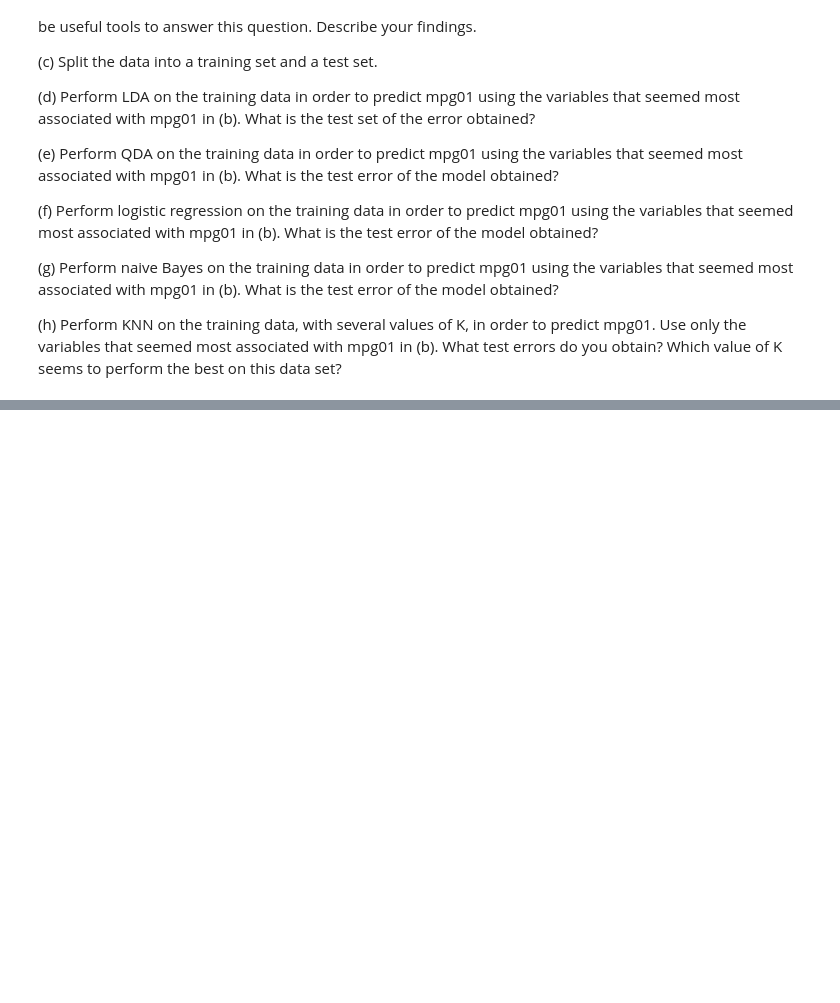
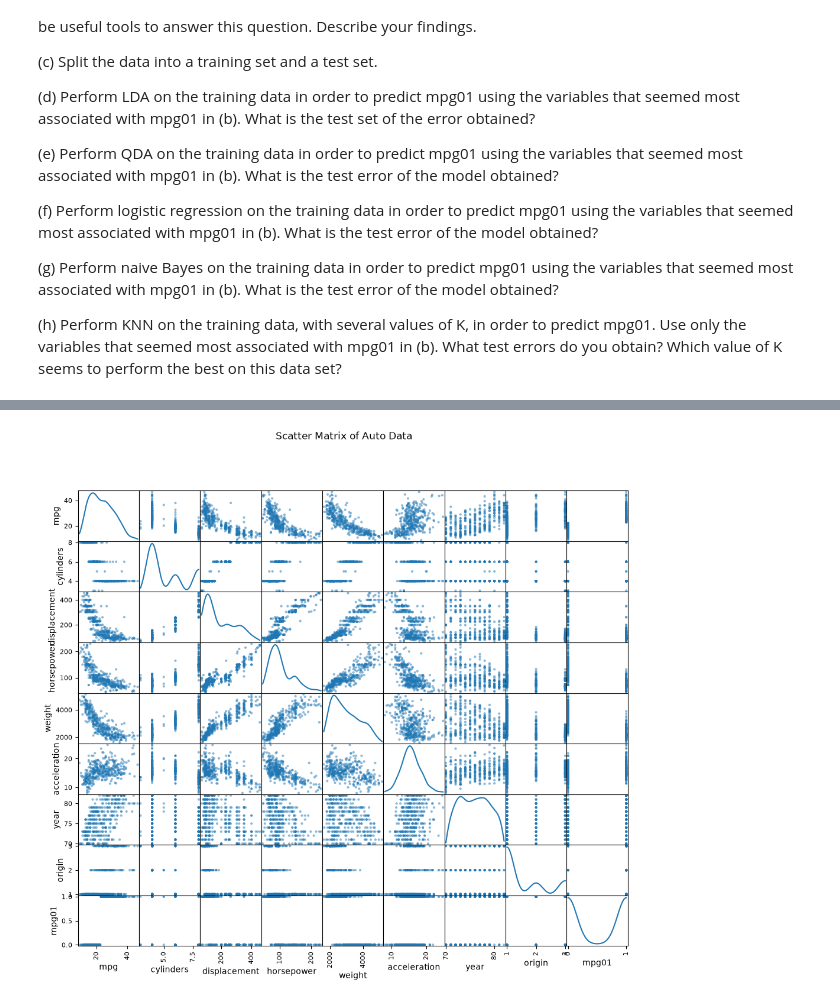
Before and after one commit to Nesu-tech/Methods_In_Data_Science, a Jupyter notebook: HW3.ipynb, the cells around one changed output, grey strips where cells are left out. Cells and saved outputs as stored; diff of their text form; code cells hidden in the pictures; blank space fills up the shorter version.

```diff
--- a/HW3.ipynb
+++ b/HW3.ipynb
@@ -164,3 +328,15 @@ in (b). What is the test error of the model obtained?
 order to predict mpg01. Use only the variables that seemed most
 associated with mpg01 in (b). What test errors do you obtain?
 Which value of K seems to perform the best on this data set?
+# %%
+#(a)Create a binary variable, mpg01, that contains a 1 if mpg contains
+#a value above its median, and a 0 if mpg contains a value below
+#its median. You can compute the median using the median()
+#method of the data frame. Note you may find it helpful to add
+#a column mpg01 to the data frame by assignment. Assuming you
+#have stored the data frame as Auto, this can be done as follows:
+#Auto['mpg01'] = mpg01
+Auto = load_data("Auto")
+Auto
+Auto['mpg01'] = (Auto['mpg'] > Auto['mpg'].median()).astype(int)
+Auto
@@ -166,0 +358,12 @@ Which value of K seems to perform the best on this data set?
+# %%
+#(b)Explore the data graphically in order to investigate the association
+#between mpg01 and the other features. Which of the other
+#features seem most likely to be useful in predicting mpg01? Scatterplots
+#and boxplots may be useful tools to answer this question.
+#Describe your findings.
+scatter_matrix = pd.plotting.scatter_matrix(Auto, figsize=(12, 10), diagonal='kde', alpha=0.5)
+plt.suptitle("Scatter Matrix of Auto Data")
+plt.show()
+Auto.describe()
+# %% [output]
+[figure, added]
```
Also changed, not shown: parts of 18 cells of this notebook.
